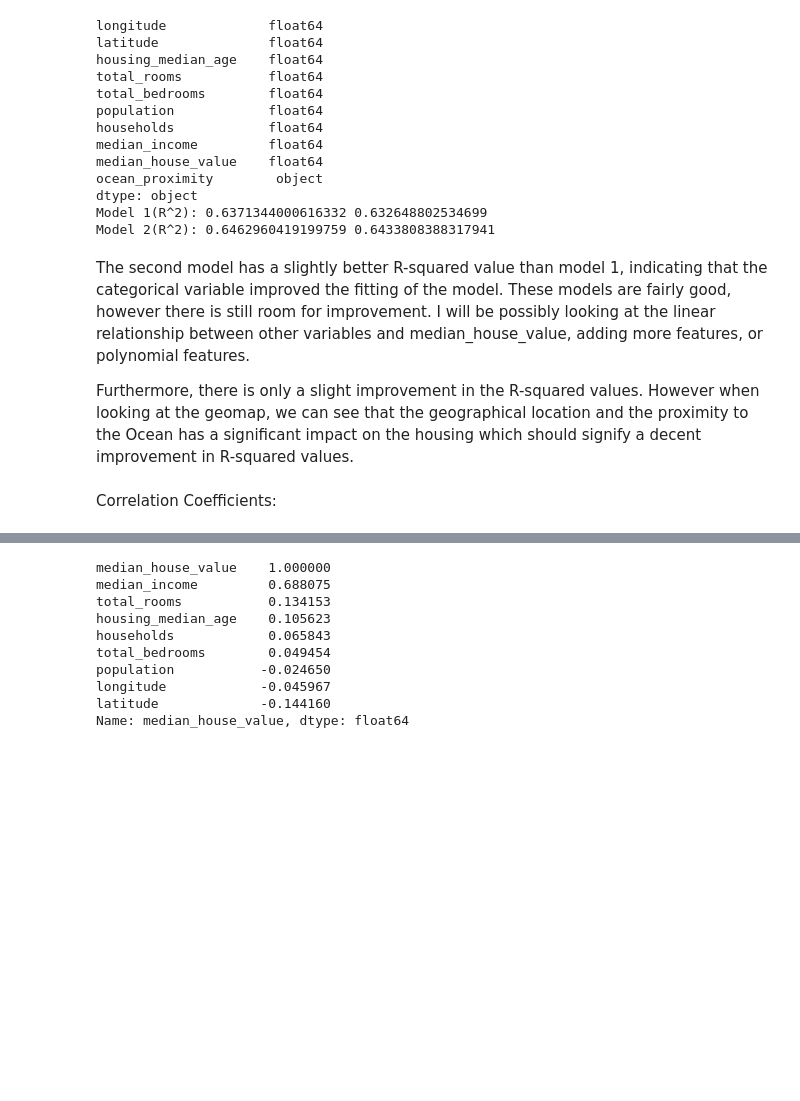
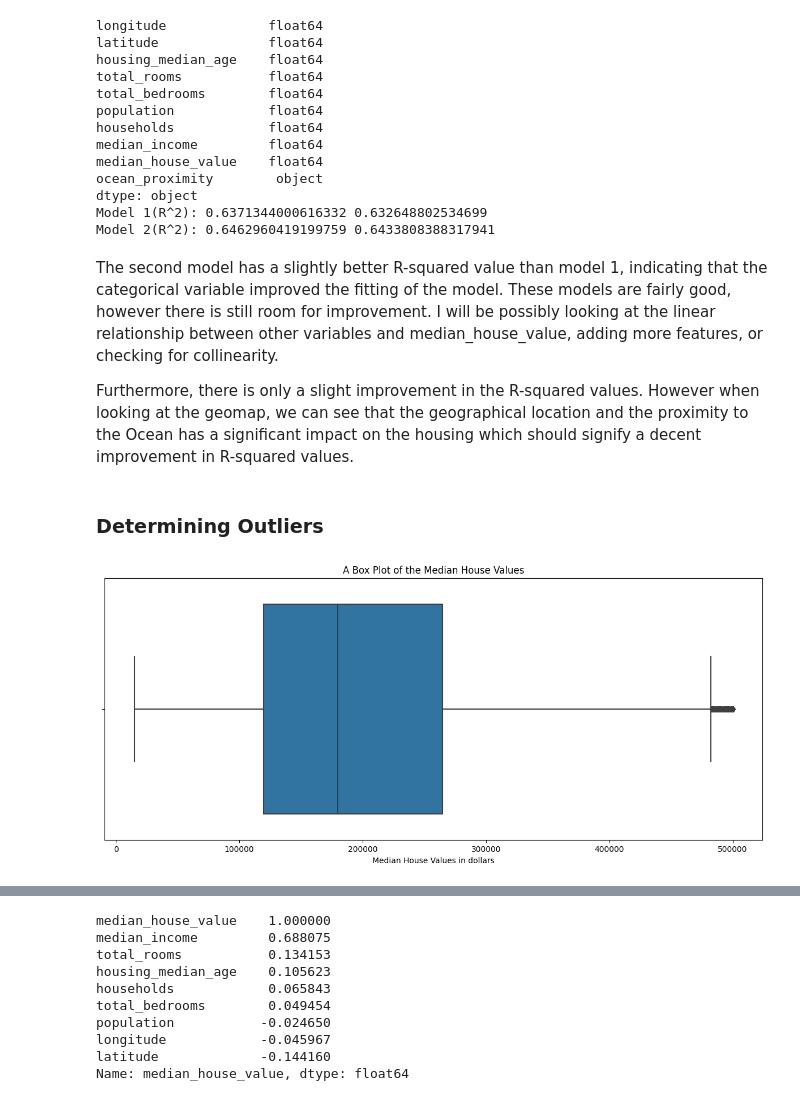
Before and after one commit to MattC04/KNN-modeling-on-CA-Housing, a Jupyter notebook: CaliforniaHousingPrice.ipynb, the cells around one changed output, grey strips where cells are left out. Drawn from its saved outputs; the diff is of its cells as text; code cells hidden in the pictures; blank space fills up the shorter version.

```diff
--- a/CaliforniaHousingPrice.ipynb
+++ b/CaliforniaHousingPrice.ipynb
@@ -136,8 +136,16 @@ dtype: object
 Model 1(R^2): 0.6371344000616332 0.632648802534699
 Model 2(R^2): 0.6462960419199759 0.6433808388317941
 # %% [markdown]
-The second model has a slightly better R-squared value than model 1, indicating that the categorical variable improved the fitting of the model. These models are fairly good, however there is still room for improvement. I will be possibly looking at the linear relationship between other variables and median_house_value, adding more features, or polynomial features.
+The second model has a slightly better R-squared value than model 1, indicating that the categorical variable improved the fitting of the model. These models are fairly good, however there is still room for improvement. I will be possibly looking at the linear relationship between other variables and median_house_value, adding more features, or checking for collinearity.
 
 Furthermore, there is only a slight improvement in the R-squared values. However when looking at the geomap, we can see that the geographical location and the proximity to the Ocean has a significant impact on the housing which should signify a decent improvement in R-squared values.
-# %% [markdown]
-Correlation Coefficients:
+# %% [markdown]
+### Determining Outliers
+# %%
+plt.figure(figsize=(15, 6))
+sns.boxplot(data = df, x = 'median_house_value')
+plt.title('A Box Plot of the Median House Values')
+plt.xlabel('Median House Values in dollars')
+plt.show()
+# %% [output]
+[figure, added]
```
Also changed, not shown: parts of 28 cells of this notebook.
